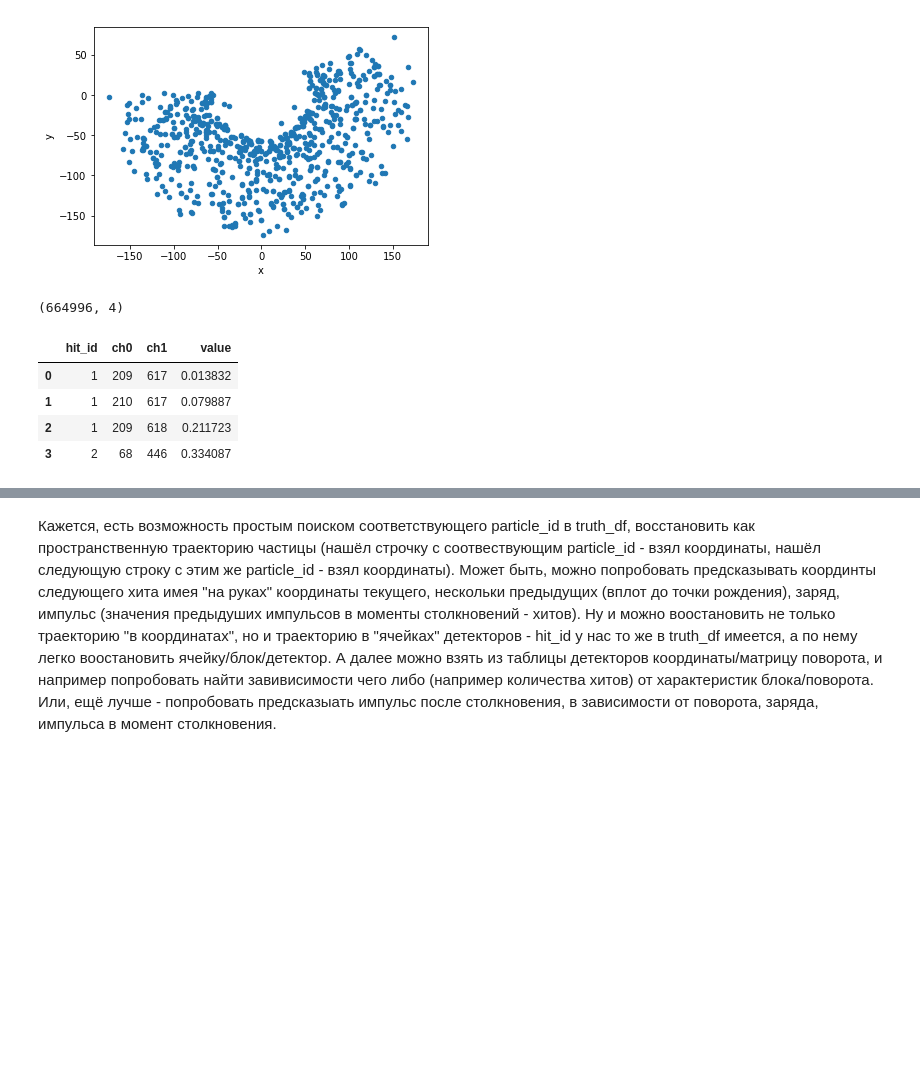
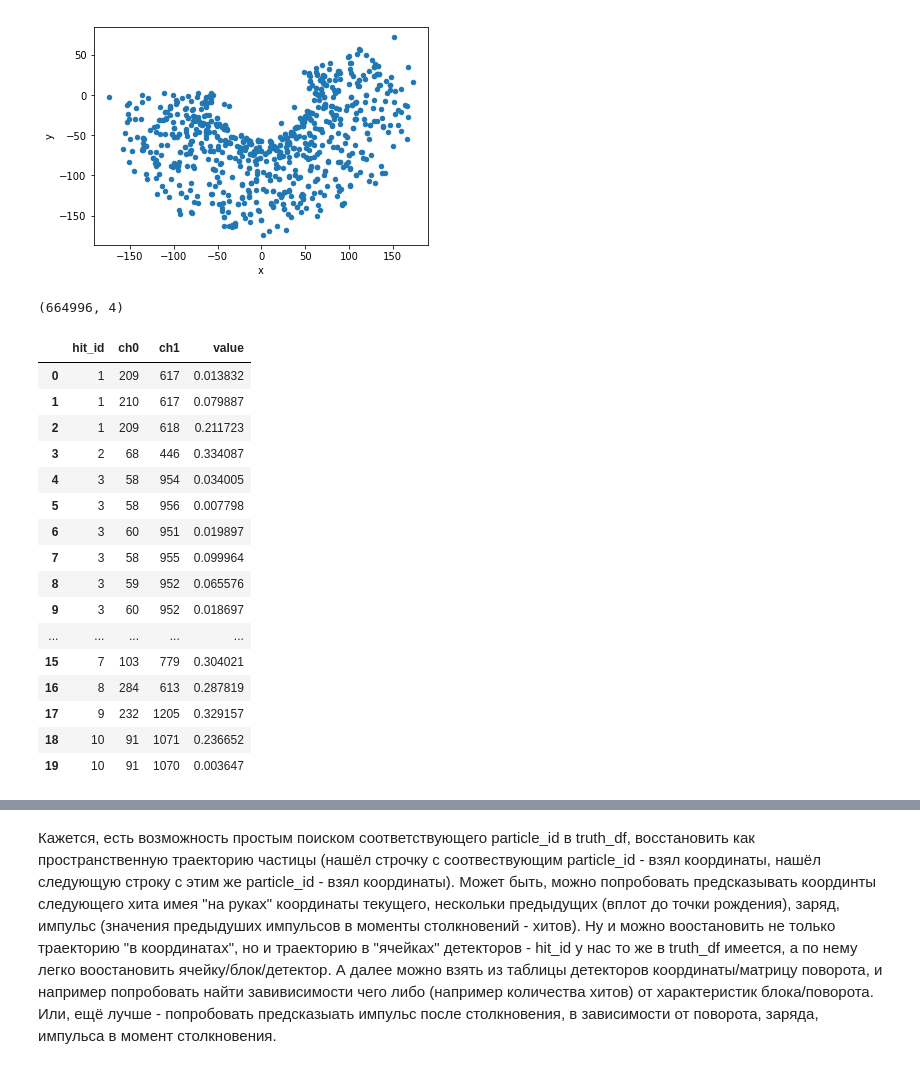
Before and after one commit to contemplat0r/Track_ML, a Jupyter notebook: First-Exp.ipynb, the cells around one changed output, grey strips where cells are left out. Saved outputs shown, nothing was run; the diff lists cells and outputs as text; code cells hidden in the pictures; blank space fills up the shorter version.

```diff
--- a/First-Exp.ipynb
+++ b/First-Exp.ipynb
@@ -48,13 +50,25 @@ hits_df.head(800).plot(kind='scatter', x='x', y='y')
 [figure]
 # %%
 print(cells_df.shape)
-cells_df.head(4)
+cells_df.head(20)
 # %% [output]
 (664996, 4)
 |  | hit_id | ch0 | ch1 | value |
 | 0 | 1 | 209 | 617 | 0.013832 |
 | 1 | 1 | 210 | 617 | 0.079887 |
 | 2 | 1 | 209 | 618 | 0.211723 |
 | 3 | 2 | 68 | 446 | 0.334087 |
+| 4 | 3 | 58 | 954 | 0.034005 |
+| 5 | 3 | 58 | 956 | 0.007798 |
+| 6 | 3 | 60 | 951 | 0.019897 |
+| 7 | 3 | 58 | 955 | 0.099964 |
+| 8 | 3 | 59 | 952 | 0.065576 |
+| 9 | 3 | 60 | 952 | 0.018697 |
+| ... | ... | ... | ... | ... |
+| 15 | 7 | 103 | 779 | 0.304021 |
+| 16 | 8 | 284 | 613 | 0.287819 |
+| 17 | 9 | 232 | 1205 | 0.329157 |
+| 18 | 10 | 91 | 1071 | 0.236652 |
+| 19 | 10 | 91 | 1070 | 0.003647 |
 # %%
 print(truth_df.shape)
```
Also changed, not shown: parts of 20 cells of this notebook, 3 other files.
